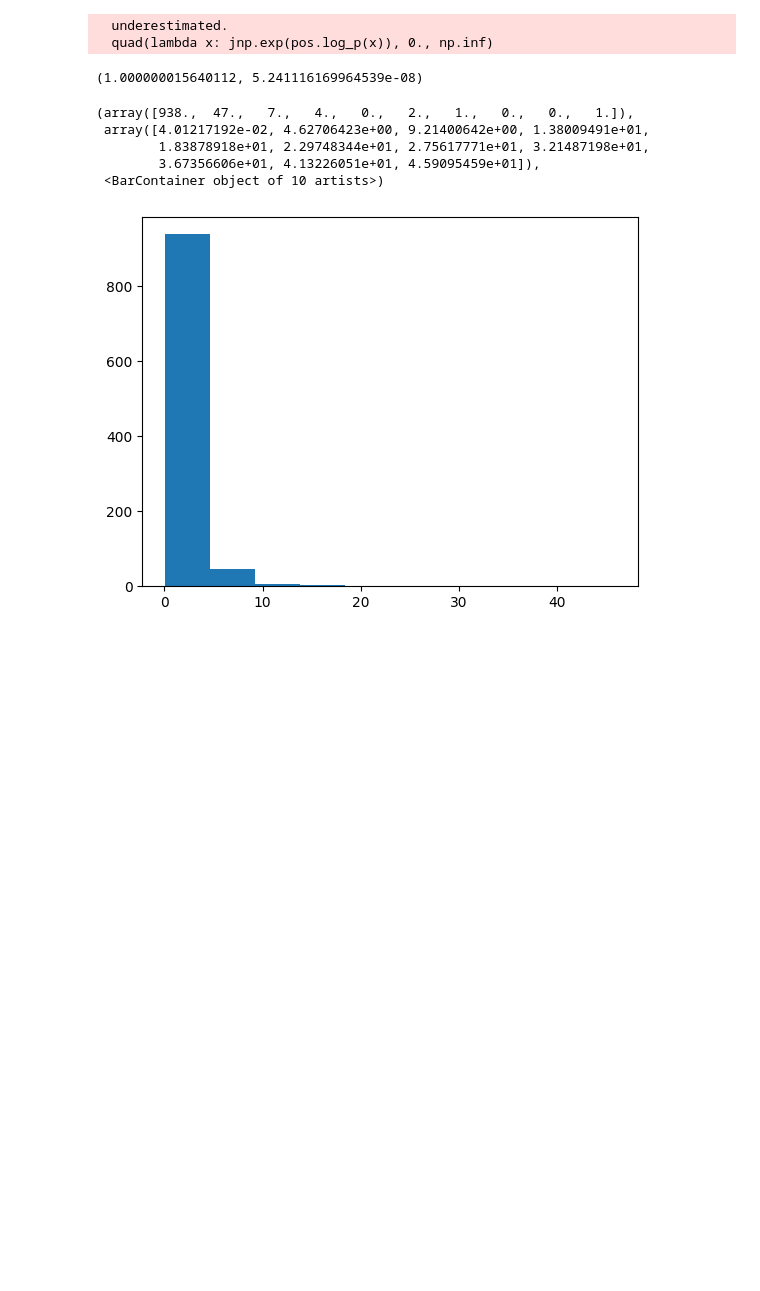
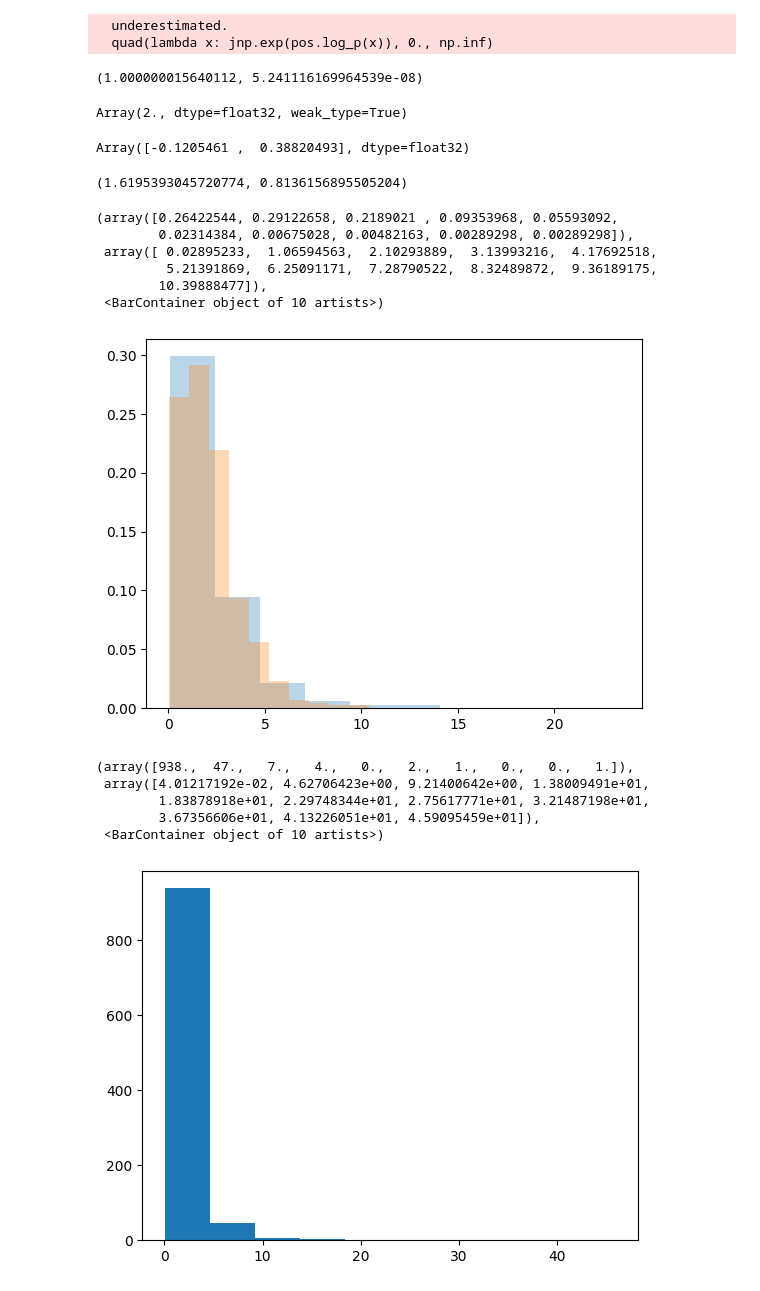
Before and after one commit to andleb/stats607, a Jupyter notebook: lectures/week7/ppl.ipynb, the cells around one changed output. Cells and saved outputs as stored; diff of their text form; code cells hidden in the pictures; blank space fills up the shorter version.

```diff
--- a/lectures/week7/ppl.ipynb
+++ b/lectures/week7/ppl.ipynb
@@ -464,5 +463,48 @@ quad(lambda x: jnp.exp(pos.log_p(x)), 0., np.inf)
   underestimated.
   quad(lambda x: jnp.exp(pos.log_p(x)), 0., np.inf)
 (1.000000015640112, 5.241116169964539e-08)
+# %%
+z01 = DumbNDE(base, jax.nn.sigmoid, jax.scipy.special.logit)
+# %% [output]
+Array(2., dtype=float32, weak_type=True)
+# %%
+data = jax.random.gamma(key, 2., shape=(1000,))
+# %%
+def xform(a, b):
+    return lambda x: a * jnp.exp(b * x)
+
+def inv_xform(a, b):
+    return lambda y: jnp.log(y / a) / b
+
+
+def obj(ab):
+    a, b = ab
+    gamma_maybe = DumbNDE(base, xform(a, b), inv_xform(a, b))
+    return -vmap(gamma_maybe.log_p)(data).mean()
+
+jax.grad(obj)(jnp.array([1., 2.]))
+# %% [output]
+Array([-0.1205461 ,  0.38820493], dtype=float32)
+# %%
+import scipy
+with jax.debug_nans(True):
+    res = scipy.optimize.minimize(jax.jit(jax.value_and_grad(obj)), np.random.rand(2), jac=True)
+# %%
+a, b = res.x
+a, b
+# %% [output]
+(1.6195393045720774, 0.8136156895505204)
+# %%
+z = np.random.normal(size=1000)
+plt.hist(xform(a, b)(z), alpha=0.3, density=True)
+plt.hist(data, alpha=0.3, density=True)
+# %% [output]
+(array([0.26422544, 0.29122658, 0.2189021 , 0.09353968, 0.05593092,
+        0.02314384, 0.00675028, 0.00482163, 0.00289298, 0.00289298]),
+ array([ 0.02895233,  1.06594563,  2.10293889,  3.13993216,  4.17692518,
+         5.21391869,  6.25091171,  7.28790522,  8.32489872,  9.36189175,
+        10.39888477]),
+ <BarContainer object of 10 artists>)
+[figure, added]
 # %%
 base = BaseDistr(jax.random.normal, jax.scipy.stats.norm.logpdf)
```
Also changed, not shown: parts of 35 cells of this notebook, 10 other files.
